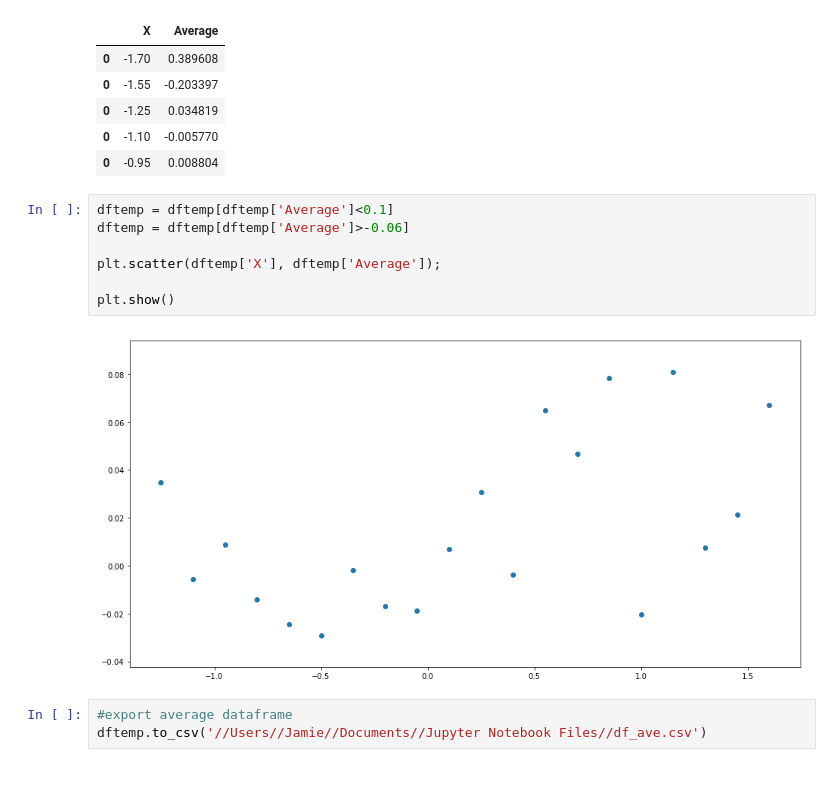
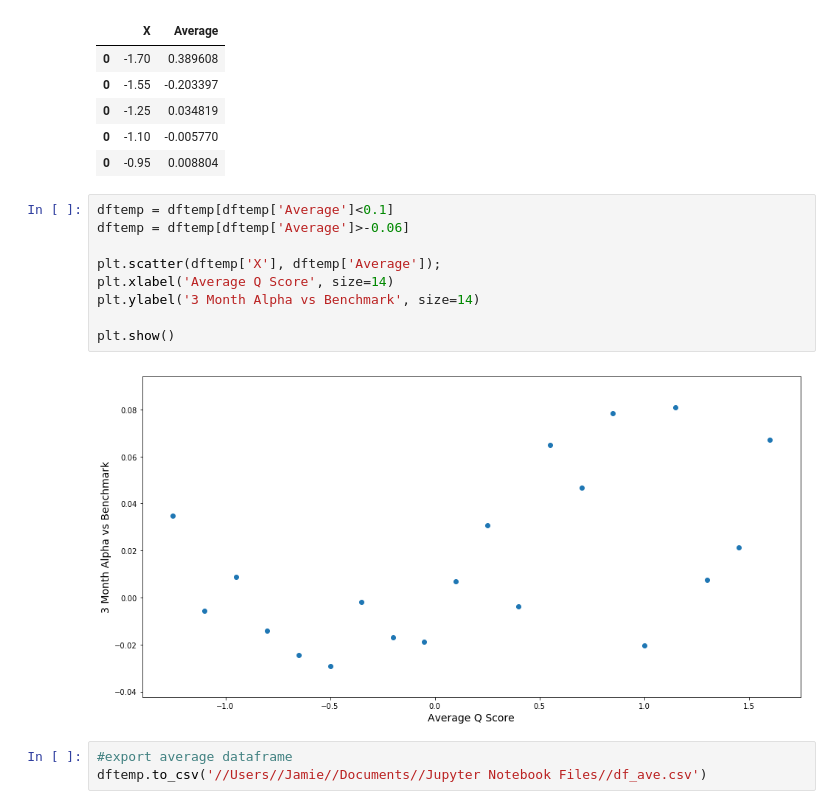
Before and after one commit to DrRoad/ph_quant_stock_strategy, a Jupyter notebook: Scores_vs_3Month_Performance.ipynb, the cells around one changed output. Drawn from its saved outputs; the diff is of its cells as text; blank space fills up the shorter version.

```diff
--- a/Scores_vs_3Month_Performance.ipynb
+++ b/Scores_vs_3Month_Performance.ipynb
@@ -527,12 +527,14 @@ dftemp.head(5)
 # %%
 dftemp = dftemp[dftemp['Average']<0.1]
 dftemp = dftemp[dftemp['Average']>-0.06]
 
 plt.scatter(dftemp['X'], dftemp['Average']);
+plt.xlabel('Average Q Score', size=14)
+plt.ylabel('3 Month Alpha vs Benchmark', size=14)
 
 plt.show()
 # %% [output]
-[figure, old version]
+[figure, new version]
 # %%
 #export average dataframe
 dftemp.to_csv('//Users//Jamie//Documents//Jupyter Notebook Files//df_ave.csv')
```
Also changed, not shown: parts of 5 cells of this notebook.
